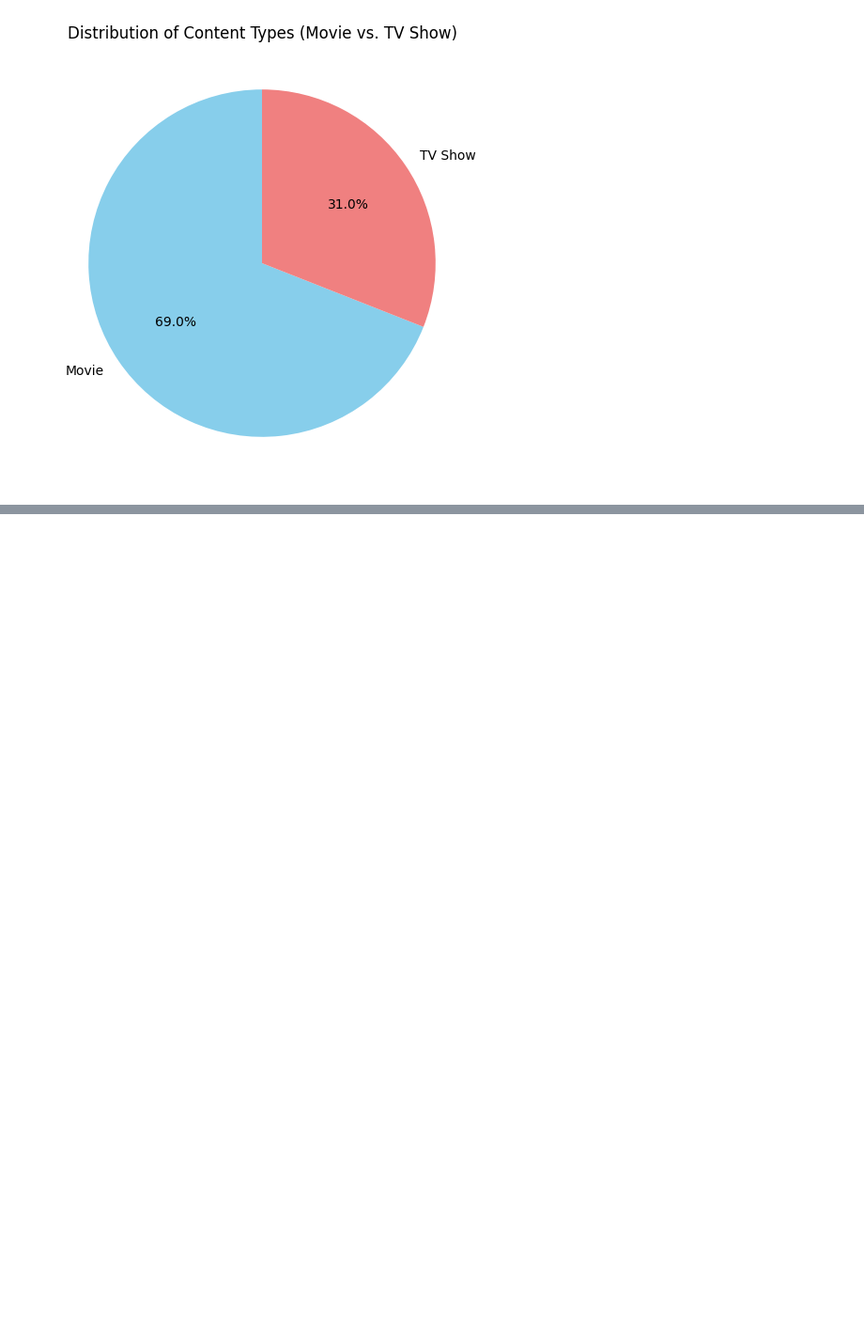
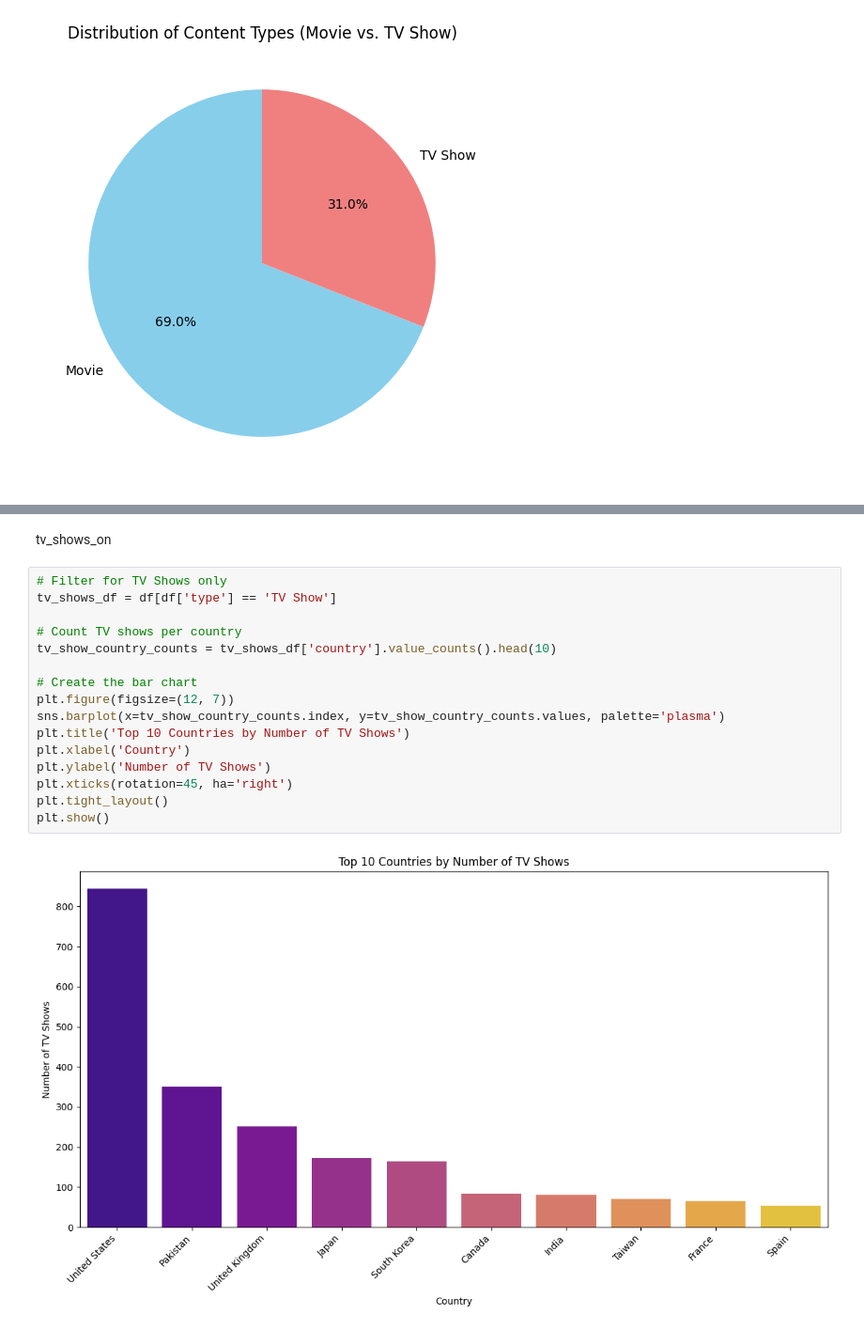
Before and after one commit to Kingculture-langa/Netflix-Data-analysis, a Jupyter notebook: Nextflix_Data_Analysis.ipynb, the cells around one changed output, grey strips where cells are left out. Shown at 94% size. Cells and saved outputs as stored; diff of their text form; blank space fills up the shorter version.

```diff
--- a/Nextflix_Data_Analysis.ipynb
+++ b/Nextflix_Data_Analysis.ipynb
@@ -248,0 +291,20 @@ plt.show()
+# %% [markdown]
+tv_shows_on
+# %%
+# Filter for TV Shows only
+tv_shows_df = df[df['type'] == 'TV Show']
+
+# Count TV shows per country
+tv_show_country_counts = tv_shows_df['country'].value_counts().head(10)
+
+# Create the bar chart
+plt.figure(figsize=(12, 7))
+sns.barplot(x=tv_show_country_counts.index, y=tv_show_country_counts.values, palette='plasma')
+plt.title('Top 10 Countries by Number of TV Shows')
+plt.xlabel('Country')
+plt.ylabel('Number of TV Shows')
+plt.xticks(rotation=45, ha='right')
+plt.tight_layout()
+plt.show()
+# %% [output]
+[figure, added]
```
Also changed, not shown: parts of 7 cells of this notebook.
